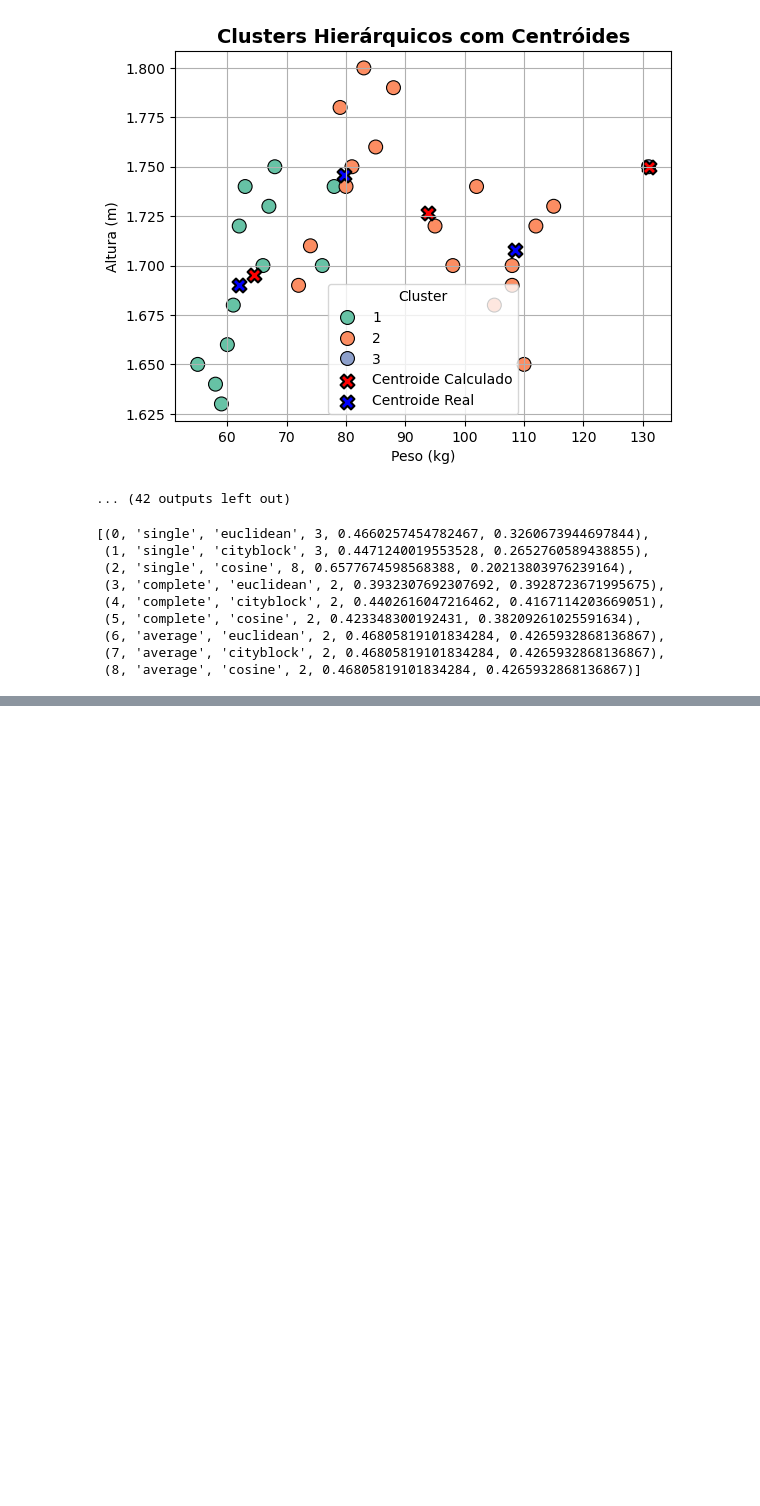
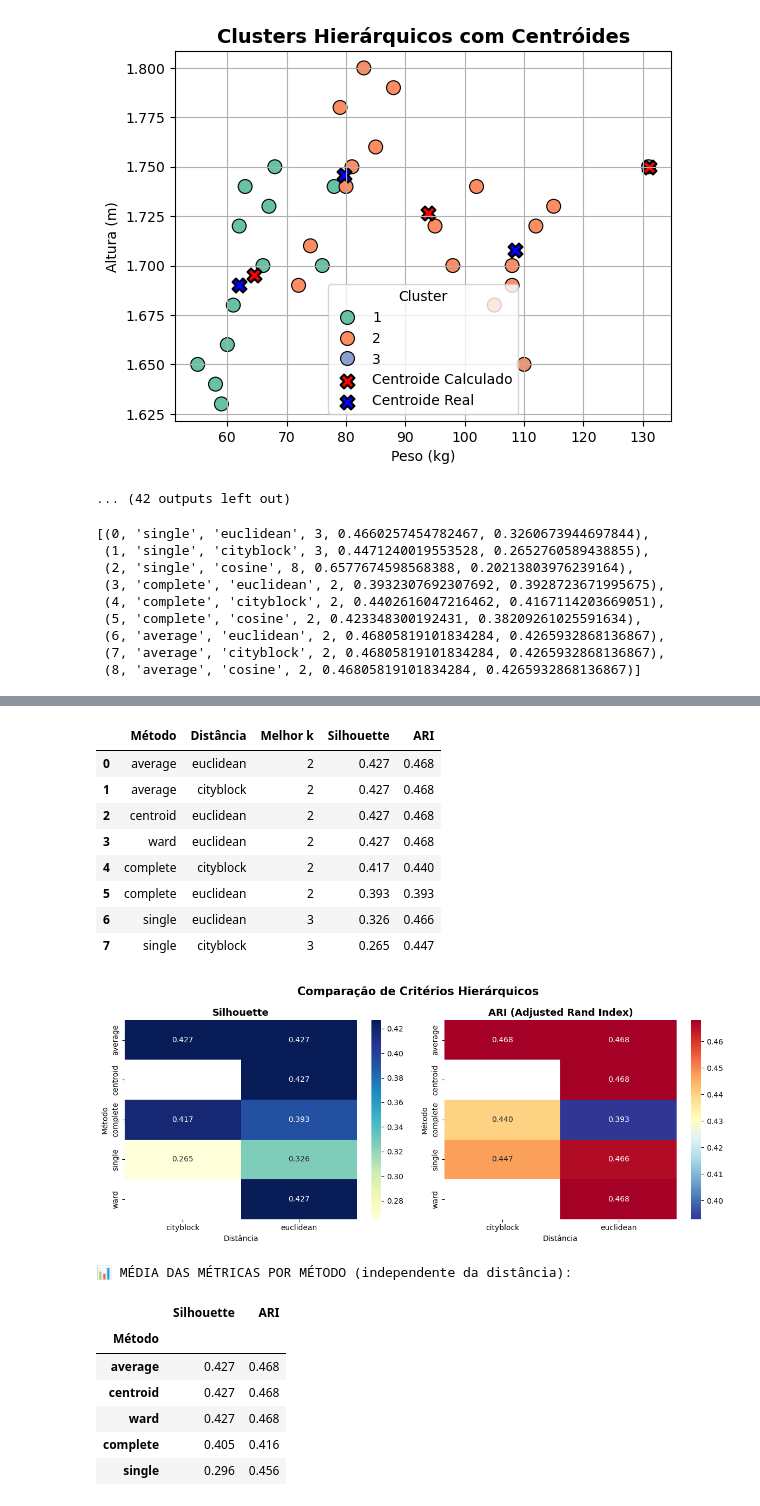
Before and after one commit to Rodrigo-Pinto22/Cluster-Analysis-Obesity-Level, a Jupyter notebook: Cluster_Analysis_Simu.ipynb, the cells around one changed output, grey strips where cells are left out. Saved outputs shown, nothing was run; the diff lists cells and outputs as text; code cells hidden in the pictures; blank space fills up the shorter version.

```diff
--- a/Cluster_Analysis_Simu.ipynb
+++ b/Cluster_Analysis_Simu.ipynb
@@ -768,0 +915,64 @@ listIterations
+# %%
+
+# ============================================
+# TABELA FINAL DE RESULTADOS
+# ============================================
+df_resultados = pd.DataFrame(resultados_hierarquico)
+df_resultados = df_resultados.sort_values(by="Silhouette", ascending=False).reset_index(drop=True)
+display(df_resultados)
+
+# ============================================
+# HEATMAPS COMPARATIVOS
+# ============================================
+df_resultados["Método"] = df_resultados["Método"].astype(str)
+df_resultados["Distância"] = df_resultados["Distância"].astype(str)
+
+pivot_silhouette = df_resultados.pivot(index="Método", columns="Distância", values="Silhouette")
+pivot_ari = df_resultados.pivot(index="Método", columns="Distância", values="ARI")
+
+fig, axes = plt.subplots(1, 2, figsize=(12, 5))
+
+sns.heatmap(pivot_silhouette, annot=True, fmt=".3f", cmap="YlGnBu", ax=axes[0])
+axes[0].set_title("Silhouette", fontsize=13, fontweight="bold")
+
+sns.heatmap(pivot_ari, annot=True, fmt=".3f", cmap="RdYlBu_r", ax=axes[1])
+axes[1].set_title("ARI (Adjusted Rand Index)", fontsize=13, fontweight="bold")
+
+for ax in axes:
+    ax.set_xlabel("Distância")
+    ax.set_ylabel("Método")
+
+plt.suptitle("Comparação de Critérios Hierárquicos", fontsize=15, fontweight="bold")
+plt.tight_layout()
+plt.show()
+
+# ============================================
+# RESUMO MÉDIO POR MÉTODO (independente da distância)
+# ============================================
+resumo_metodo = (
+    df_resultados.groupby("Método")[["Silhouette", "ARI"]]
+    .mean()
+    .sort_values(by="Silhouette", ascending=False)
+    .round(3)
+)
+print("\n📊 MÉDIA DAS MÉTRICAS POR MÉTODO (independente da distância):")
+display(resumo_metodo)
+# %% [output]
+|  | Método | Distância | Melhor k | Silhouette | ARI |
+| 0 | average | euclidean | 2 | 0.427 | 0.468 |
+| 1 | average | cityblock | 2 | 0.427 | 0.468 |
+| 2 | centroid | euclidean | 2 | 0.427 | 0.468 |
+| 3 | ward | euclidean | 2 | 0.427 | 0.468 |
+| 4 | complete | cityblock | 2 | 0.417 | 0.440 |
+| 5 | complete | euclidean | 2 | 0.393 | 0.393 |
+| 6 | single | euclidean | 3 | 0.326 | 0.466 |
+| 7 | single | cityblock | 3 | 0.265 | 0.447 |
+[figure, added]
+📊 MÉDIA DAS MÉTRICAS POR MÉTODO (independente da distância):
+|  | Silhouette | ARI |
+| Método |  |  |
+| average | 0.427 | 0.468 |
+| centroid | 0.427 | 0.468 |
+| ward | 0.427 | 0.468 |
+| complete | 0.405 | 0.416 |
+| single | 0.296 | 0.456 |
```
Also changed, not shown: parts of 2 cells of this notebook.
